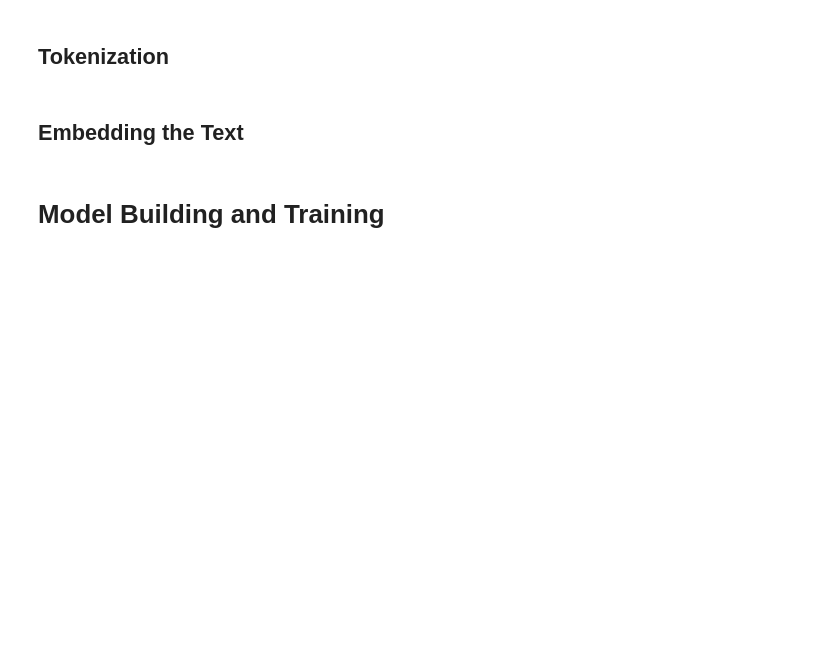
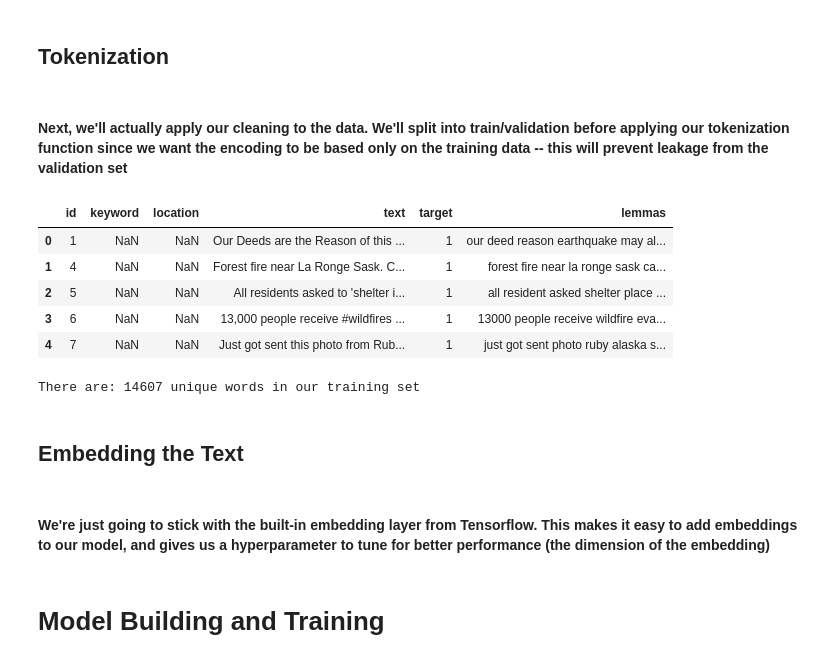
Before and after one commit to Pholmgrendev/RNNProject, a Jupyter notebook: TextClassification.ipynb, the cells around one changed output. Saved outputs shown, nothing was run; the diff lists cells and outputs as text; code cells hidden in the pictures; blank space fills up the shorter version.

```diff
--- a/TextClassification.ipynb
+++ b/TextClassification.ipynb
@@ -143,3 +148,5 @@ def clean_and_prep_text(df_text: pd.DataFrame):
     return
 # %% [markdown]
 ## Tokenization
+# %% [markdown]
+#### Next, we'll actually apply our cleaning to the data. We'll split into train/validation before applying our tokenization function since we want the encoding to be based only on the training data -- this will prevent leakage from the validation set
@@ -145,0 +155,9 @@ def clean_and_prep_text(df_text: pd.DataFrame):
+# %%
+train_raw.head()
+# %% [output]
+|  | id | keyword | location | text | target | lemmas |
+| 0 | 1 | NaN | NaN | Our Deeds are the Reason of this ... | 1 | our deed reason earthquake may al... |
+| 1 | 4 | NaN | NaN | Forest fire near La Ronge Sask. C... | 1 | forest fire near la ronge sask ca... |
+| 2 | 5 | NaN | NaN | All residents asked to 'shelter i... | 1 | all resident asked shelter place ... |
+| 3 | 6 | NaN | NaN | 13,000 people receive #wildfires ... | 1 | 13000 people receive wildfire eva... |
+| 4 | 7 | NaN | NaN | Just got sent this photo from Rub... | 1 | just got sent photo ruby alaska s... |
@@ -145,0 +179,5 @@ def clean_and_prep_text(df_text: pd.DataFrame):
+# %%
+word_count = len(count_words(df_train))
+print("There are: " + str(word_count) + " unique words in our training set")
+# %% [output]
+There are: 14607 unique words in our training set
@@ -146,5 +194,7 @@ def clean_and_prep_text(df_text: pd.DataFrame):
 # %% [markdown]
 ## Embedding the Text
+# %% [markdown]
+#### We're just going to stick with the built-in embedding layer from Tensorflow. This makes it easy to add embeddings to our model, and gives us a hyperparameter to tune for better performance (the dimension of the embedding)
 # %% [markdown]
 # Model Building and Training
 # %% [markdown]
```
Also changed, not shown: parts of 15 cells of this notebook.
